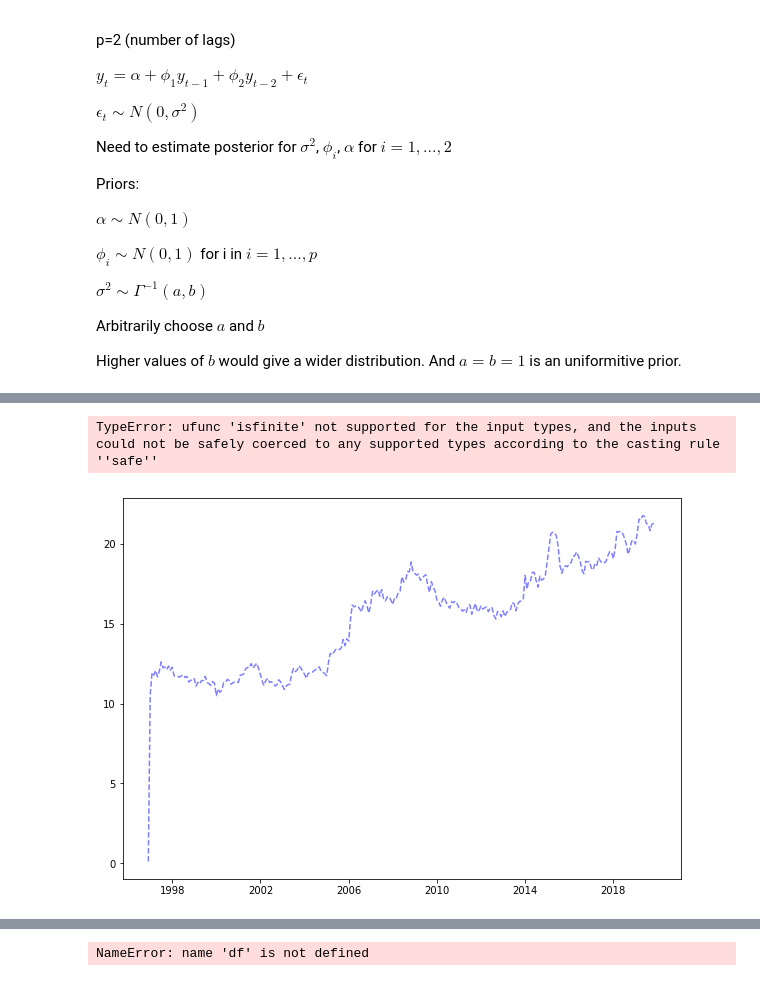
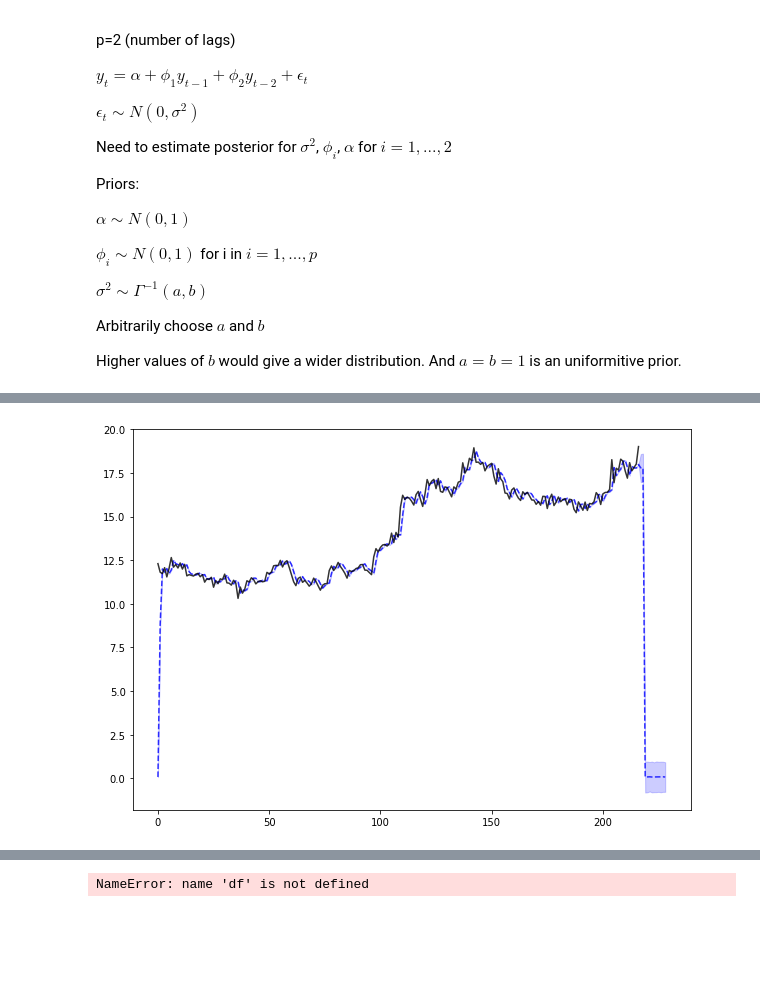
Before and after one commit to ahotaling/STAT_330_Project, a Jupyter notebook: Notebooks/Bayesian_Model_Exploration.ipynb, the cells around one changed output, grey strips where cells are left out. Saved outputs shown, nothing was run; the diff lists cells and outputs as text; code cells hidden in the pictures; blank space fills up the shorter version.

Commit message:
Working on forecasting stan code in the first model (not finished)

```diff
--- a/Notebooks/Bayesian_Model_Exploration.ipynb
+++ b/Notebooks/Bayesian_Model_Exploration.ipynb
@@ -126,10 +132,17 @@ test = y[-36:]
 # %%
-def prediction_plots(dates, data, estimate):
+def prediction_plots(dates, data, prediction, forecast):
     fig, ax = plt.subplots(figsize = (10, 7))
+    pred = list(prediction.reshape((len(prediction),)))
+    f = list(forecast[1].reshape((len(forecast[1]),)))
+    pred_forecast = pred + f
+    lower = pred + list(forecast[0][0].reshape((len(forecast[0][0]),)))
+    upper = pred + list(forecast[0][1].reshape((len(forecast[0][1]),)))
 
-    ax.plot(dates, estimate[1], label = 'Predicted', color = 'blue', alpha=0.5, linestyle = '--')
-    ax.fill_between(dates, estimate[0], estimate[2], color = 'blue', alpha = 0.3)
-    ax.plot(dates, data, label = 'Y', color = 'black')
+    ax.plot(pred_forecast, label = 'Predicted', color = 'blue', alpha=0.8, linestyle = '--')
+    #lower = estimate[0].reshape((len(estimate[0]),))
+    #upper = estimate[2].reshape((len(estimate[2]),))
+    ax.fill_between(list(range(len(lower))), lower, upper, color = 'blue', alpha = 0.2)
+    ax.plot(data, label = 'Y', color = 'black', alpha = 0.8)
 # %% [markdown]
 Model 1:
 
@@ -274,8 +301,9 @@ plt.plot(range(samples.shape[1]), samples[2])
-# %%
-prediction_plots(data['Datetime'], data['Electricity Price'], samples)
-# %% [output]
-TypeError: ufunc 'isfinite' not supported for the input types, and the inputs could not be safely coerced to any supported types according to the casting rule ''safe''
-[figure, removed]
+# %%
+forecast = [np.percentile(fit.extract(permuted=True)['y_forecast'], q=[2.5, 97.5], axis=0), np.mean(fit.extract(permuted=True)['y_forecast'], axis = 0)]
+prediction = np.mean(fit.extract(permuted=True)['y_pred'], axis = 0)
+prediction_plots(train['Datetime'].values, train['Electricity Price'].values, prediction, forecast)
+# %% [output]
+[figure, added]
 # %%
 fit.plot()
 # %% [output]
```
Also changed, not shown: parts of 9 cells of this notebook.
